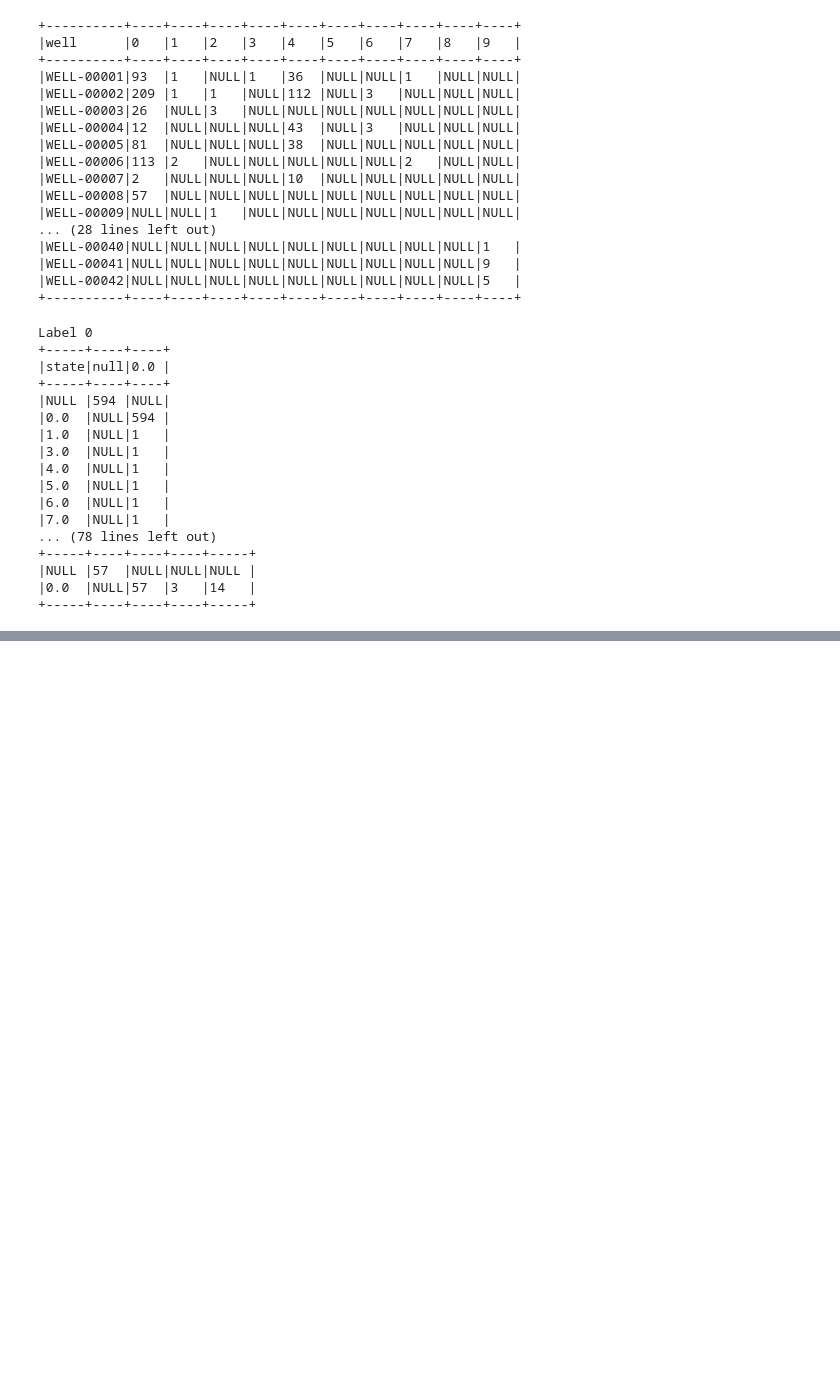
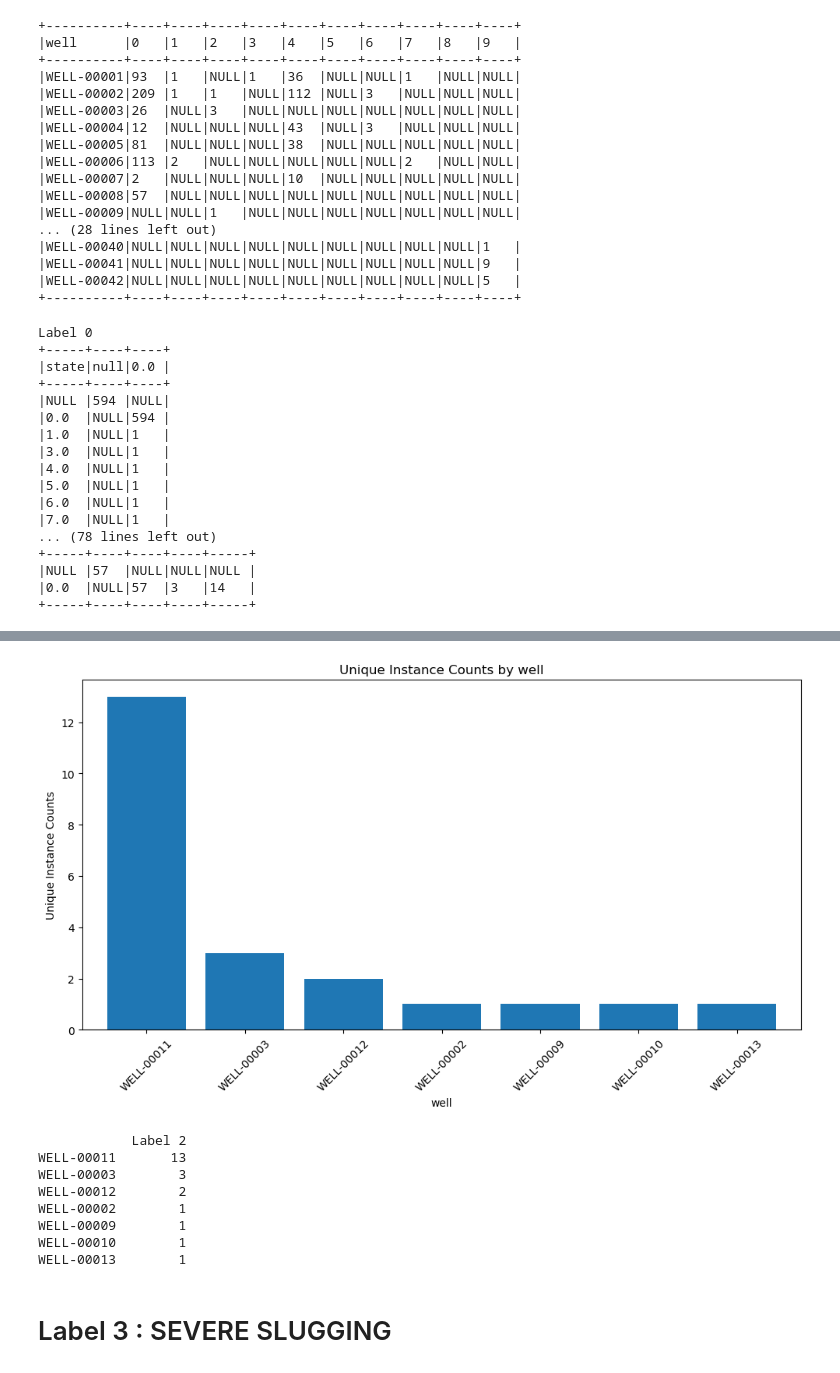
Before and after one commit to Abdulatif-AZ/CapStone, a Jupyter notebook: EDA/3W_Real.ipynb, the cells around one changed output, grey strips where cells are left out. Saved outputs shown, nothing was run; the diff lists cells and outputs as text; code cells hidden in the pictures; blank space fills up the shorter version.

```diff
--- a/EDA/3W_Real.ipynb
+++ b/EDA/3W_Real.ipynb
@@ -660,0 +732,14 @@ Label 0
+# %%
+plot_well_frequency(df_label_2, 'well', 'Instance', 'Label 2')
+# %% [output]
+[figure, added]
+            Label 2
+WELL-00011       13
+WELL-00003        3
+WELL-00012        2
+WELL-00002        1
+WELL-00009        1
+WELL-00010        1
+WELL-00013        1
+# %% [markdown]
+# Label 3 : SEVERE SLUGGING
```
Also changed, not shown: parts of 26 cells of this notebook.
